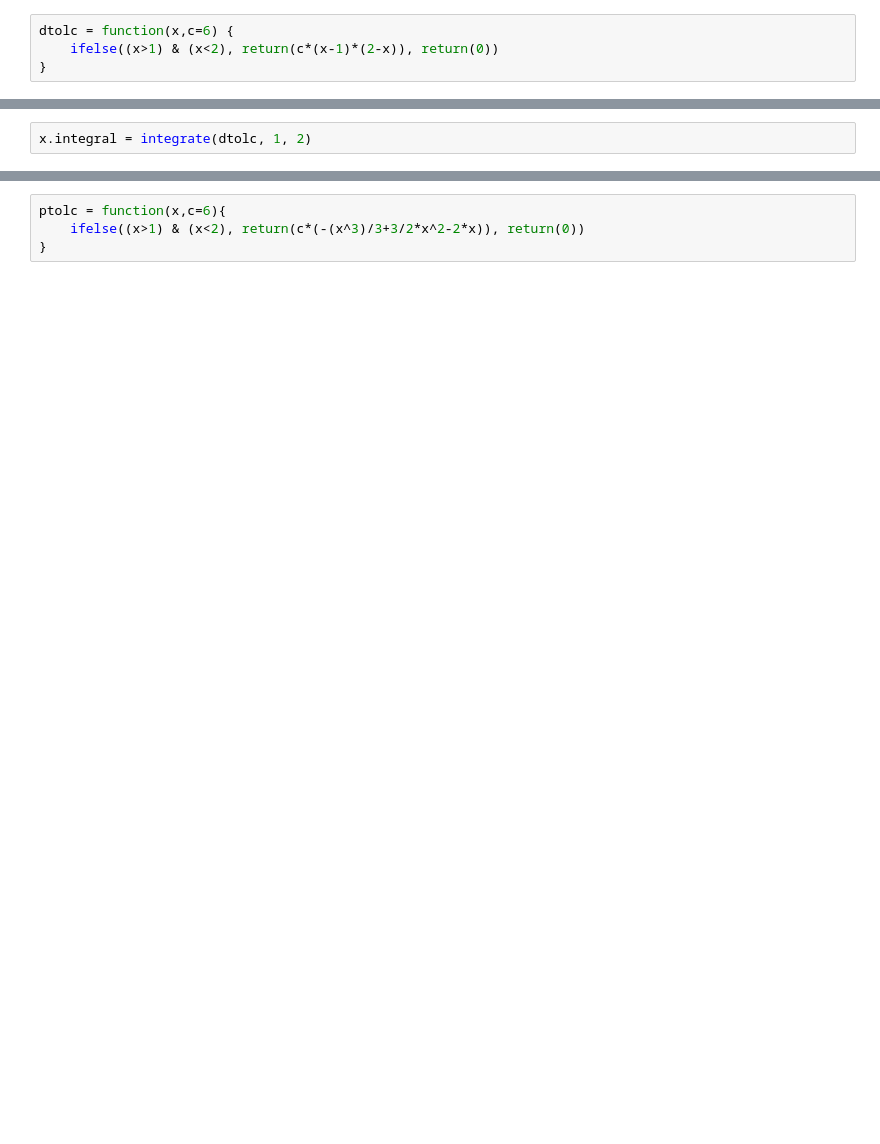
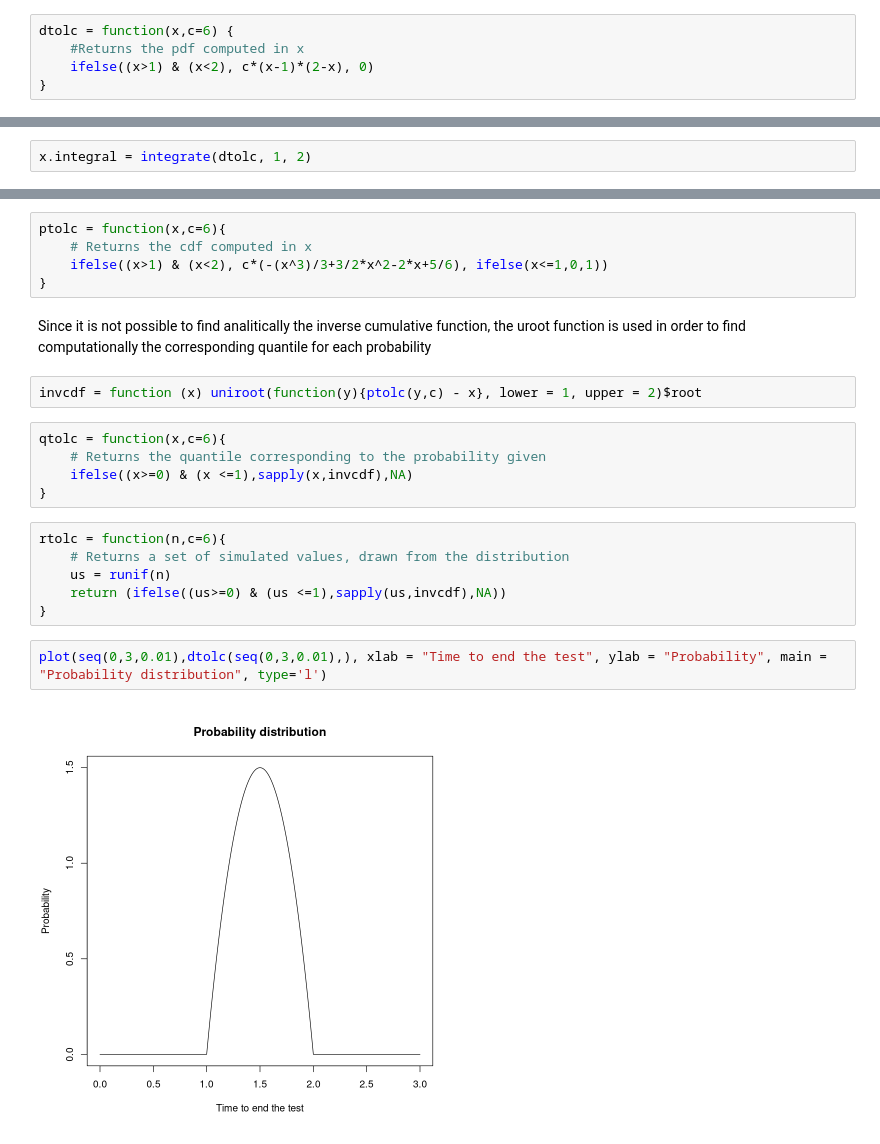
Before and after one commit to Confizolo/PoDProjects, a Jupyter notebook: ASfPA/Ex02/Ex02.ipynb, the cells around one changed output, grey strips where cells are left out. Cells and saved outputs as stored; diff of their text form; blank space fills up the shorter version.

```diff
--- a/ASfPA/Ex02/Ex02.ipynb
+++ b/ASfPA/Ex02/Ex02.ipynb
@@ -61,4 +84,5 @@ plot(ppois(0:10, 1/3))
 # %%
 dtolc = function(x,c=6) {
-    ifelse((x>1) & (x<2), return(c*(x-1)*(2-x)), return(0))
+    #Returns the pdf computed in x
+    ifelse((x>1) & (x<2), c*(x-1)*(2-x), 0)
 }
@@ -71,4 +99,24 @@ x.integral
 # %%
 ptolc = function(x,c=6){
-    ifelse((x>1) & (x<2), return(c*(-(x^3)/3+3/2*x^2-2*x)), return(0))
+    # Returns the cdf computed in x
+    ifelse((x>1) & (x<2), c*(-(x^3)/3+3/2*x^2-2*x+5/6), ifelse(x<=1,0,1))
 }
+# %% [markdown]
+Since it is not possible to find analitically the inverse cumulative function, the uroot function is used in order to find computationally the corresponding quantile for each probability
+# %%
+invcdf = function (x) uniroot(function(y){ptolc(y,c) - x}, lower = 1, upper = 2)$root
+# %%
+qtolc = function(x,c=6){
+    # Returns the quantile corresponding to the probability given
+    ifelse((x>=0) & (x <=1),sapply(x,invcdf),NA)
+}
+# %%
+rtolc = function(n,c=6){
+    # Returns a set of simulated values, drawn from the distribution
+    us = runif(n)
+    return (ifelse((us>=0) & (us <=1),sapply(us,invcdf),NA))
+}
+# %%
+plot(seq(0,3,0.01),dtolc(seq(0,3,0.01),), xlab = "Time to end the test", ylab = "Probability", main = "Probability distribution", type='l')
+# %% [output]
+[figure, added]
```
Also changed, not shown: parts of 46 cells of this notebook, 1 other file.
